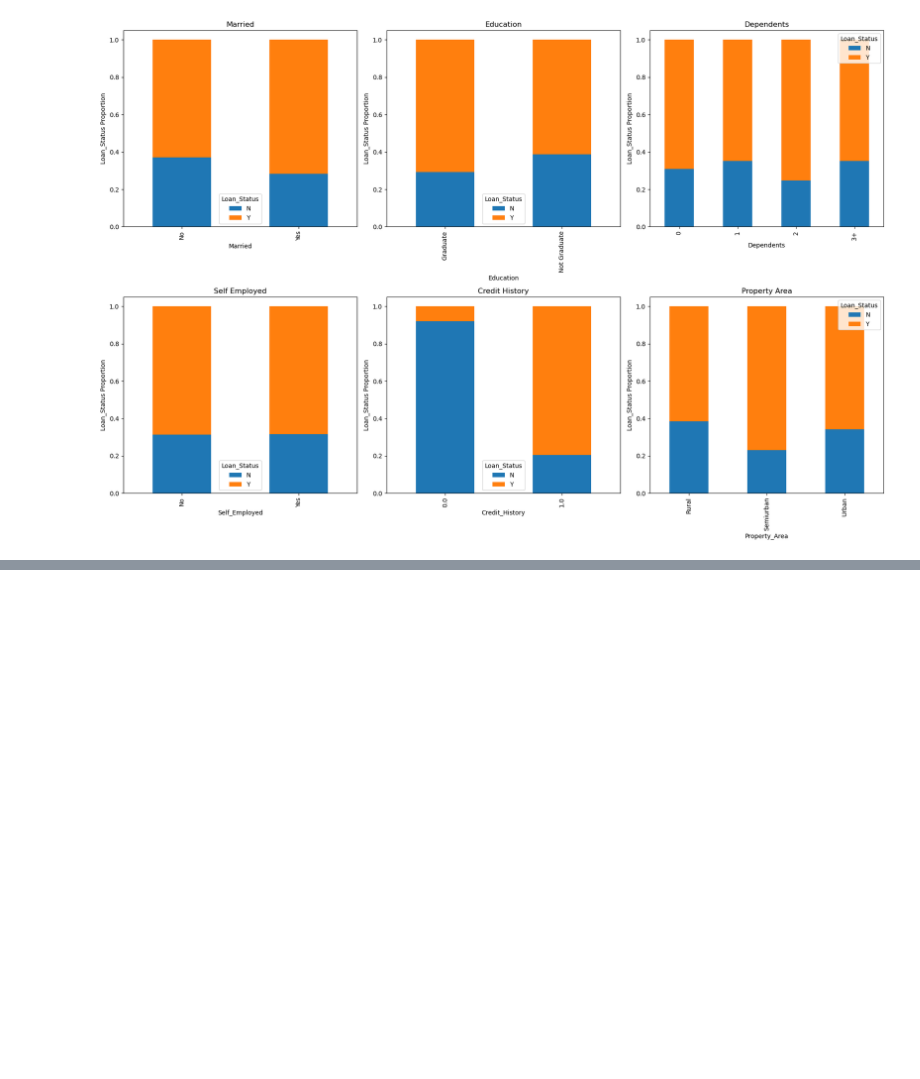
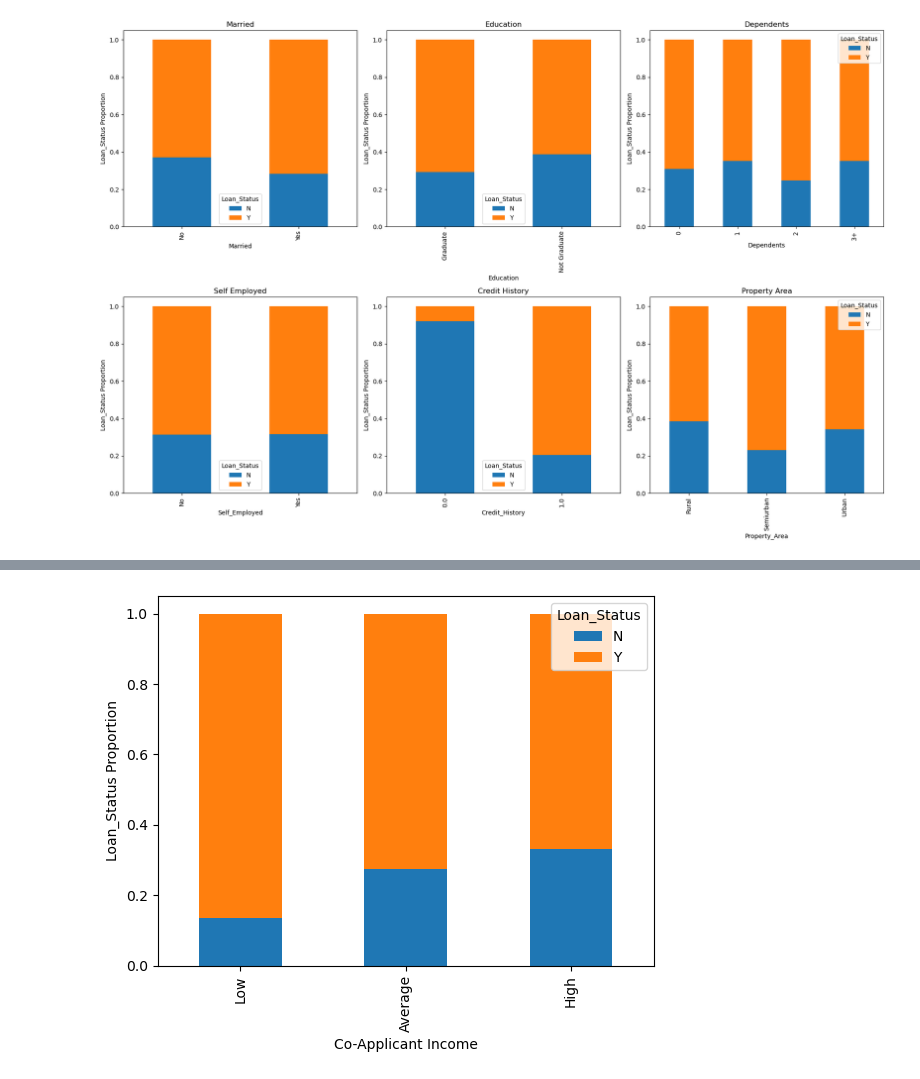
Before and after one commit to SaiSaketh-dev/Python_data_project, a Jupyter notebook: 4_loan_prediction_project/Loan_prediction.ipynb, the cells around one changed output, grey strips where cells are left out. Saved outputs shown, nothing was run; the diff lists cells and outputs as text; code cells hidden in the pictures; blank space fills up the shorter version.

```diff
--- a/4_loan_prediction_project/Loan_prediction.ipynb
+++ b/4_loan_prediction_project/Loan_prediction.ipynb
@@ -274,0 +313,11 @@ plt.show()
+# %%
+#Doing the same analysis using CoapplicantIncome
+
+bins = [0,1000,3000,42000]
+group = ['Low','Average','High']
+train['Coapplicant_Income_bin'] = pd.cut(train['CoapplicantIncome'],bins = bins,labels = group)
+
+
+Coapplicant_Income_bin = pd.crosstab(train['Coapplicant_Income_bin'],train['Loan_Status'])
+
+Coapplicant_Income_bin
@@ -274,0 +330,6 @@ plt.show()
+# %%
+Coapplicant_Income_bin.div(Coapplicant_Income_bin.sum(1).astype(float), axis=0).plot.bar(stacked=True).set_ylabel("Loan_Status Proportion")
+plt.xlabel('Co-Applicant Income')
+plt.show()
+# %% [output]
+[figure, added]
```
Also changed, not shown: parts of 7 cells of this notebook.
